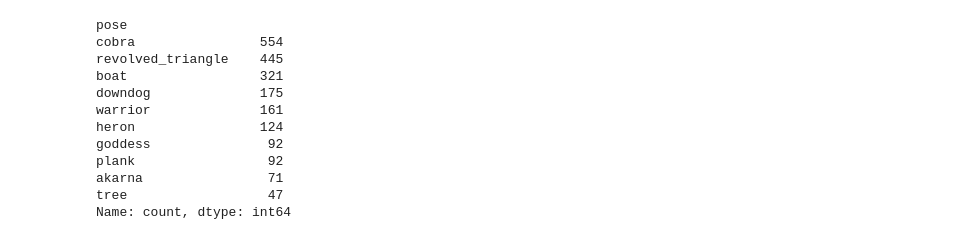
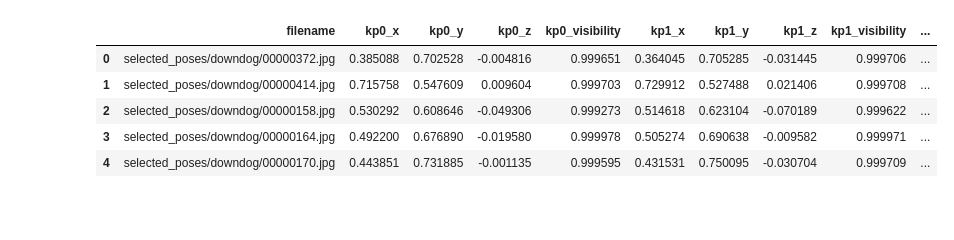
Before and after one commit to masaki-norton/yoga-pose-detector, a Jupyter notebook: eda_nn_masaki.ipynb, the cells around one changed output. Saved outputs shown, nothing was run; the diff lists cells and outputs as text; code cells hidden in the pictures; blank space fills up the shorter version.

```diff
--- a/eda_nn_masaki.ipynb
+++ b/eda_nn_masaki.ipynb
@@ -36,21 +36,15 @@ pose_to_chk = ['downdog', 'tree', 'boat', 'akarna', 'warrior', 'heron', 'goddess
 # Split df into features X and target Y
 X = sample_df[sample_df["pose"].isin(pose_to_chk)]
 Y = sample_df[sample_df["pose"].isin(pose_to_chk)]["pose"]
-# %%
-df.value_counts("pose")
-# %% [output]
-pose
-cobra                554
-revolved_triangle    445
-boat                 321
-downdog              175
-warrior              161
-heron                124
-goddess               92
-plank                 92
-akarna                71
-tree                  47
-Name: count, dtype: int64
+# %%
+df.head()
+# %% [output]
+|  | filename | kp0_x | kp0_y | kp0_z | kp0_visibility | kp1_x | kp1_y | kp1_z | kp1_visibility | ... |
+| 0 | selected_poses/downdog/00000372.jpg | 0.385088 | 0.702528 | -0.004816 | 0.999651 | 0.364045 | 0.705285 | -0.031445 | 0.999706 | ... |
+| 1 | selected_poses/downdog/00000414.jpg | 0.715758 | 0.547609 | 0.009604 | 0.999703 | 0.729912 | 0.527488 | 0.021406 | 0.999708 | ... |
+| 2 | selected_poses/downdog/00000158.jpg | 0.530292 | 0.608646 | -0.049306 | 0.999273 | 0.514618 | 0.623104 | -0.070189 | 0.999622 | ... |
+| 3 | selected_poses/downdog/00000164.jpg | 0.492200 | 0.676890 | -0.019580 | 0.999978 | 0.505274 | 0.690638 | -0.009582 | 0.999971 | ... |
+| 4 | selected_poses/downdog/00000170.jpg | 0.443851 | 0.731885 | -0.001135 | 0.999595 | 0.431531 | 0.750095 | -0.030704 | 0.999709 | ... |
 # %%
 df.query("kp16_visibility < 0").sort_values("kp16_visibility")
 # %% [output]
```
Also changed, not shown: parts of 4 cells of this notebook, 5 other files.
